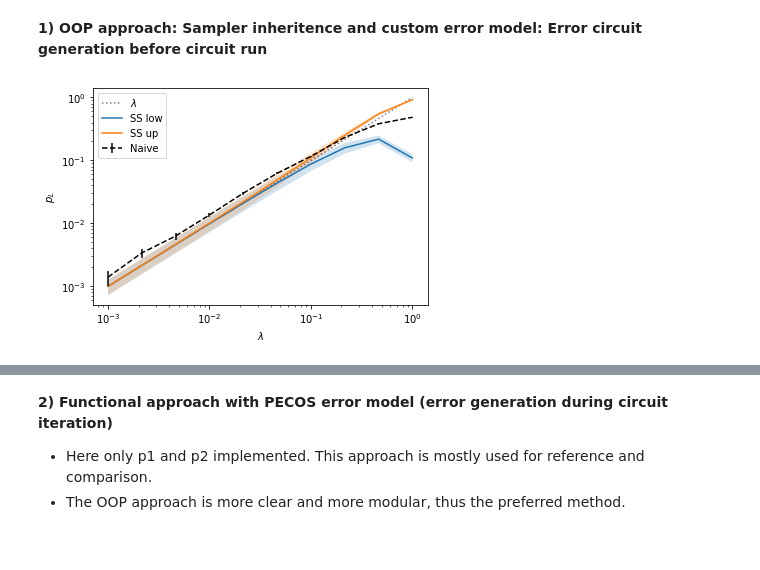
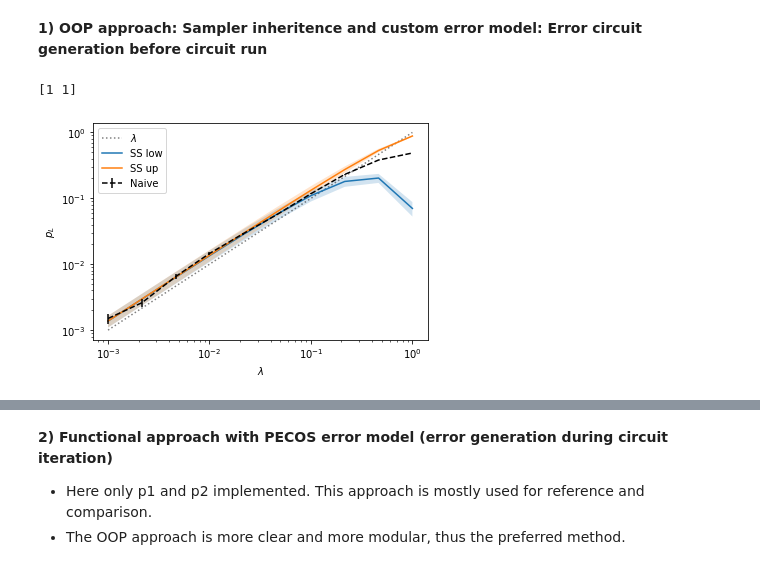
Before and after one commit to dpwinter/PECOS_WS_solutions, a Jupyter notebook: subset_sampling.ipynb, the cells around one changed output, grey strips where cells are left out. Saved outputs shown, nothing was run; the diff lists cells and outputs as text; code cells hidden in the pictures.

Commit message:
Rerun OOP approach with larger sample size & added check_logical_err function"

```diff
--- a/subset_sampling.ipynb
+++ b/subset_sampling.ipynb
@@ -739,8 +739,8 @@ class Sampler():
             "p": [(i, qb) for i, (sym, qbs, _) in enumerate(circuit.items()) for qb in qbs],
             "p1": [(i, qb) for i, (sym, qbs, _) in enumerate(circuit.items()) for qb in qbs if sym in self.one_qb_gates],
             "p2": [(i, qb) for i, (sym, qbs, _) in enumerate(circuit.items()) for qb in qbs if sym in self.two_qb_gates],
-            "p_idle1": [(i, qb) for i in range(len(circuit)) for qb in circuit.qudits.difference(circuit.active_qudits[i]) if list(circuit[i].symbols.keys())[0] in one_qb_gates],
-            'p_idle2': [(i, qb) for i in range(len(circuit)) for qb in circuit.qudits.difference(circuit.active_qudits[i]) if list(circuit[i].symbols.keys())[0] in two_qb_gates],
+            "p_idle1": [(i, qb) for i in range(len(circuit)) for qb in circuit.qudits.difference(circuit.active_qudits[i]) if list(circuit[i].symbols.keys())[0] in self.one_qb_gates],
+            'p_idle2': [(i, qb) for i in range(len(circuit)) for qb in circuit.qudits.difference(circuit.active_qudits[i]) if list(circuit[i].symbols.keys())[0] in self.two_qb_gates],
             "p_init": [(i, qb) for i, (sym, qbs, _) in enumerate(circuit.items()) for qb in qbs if "init" in sym],
             "p_meas": [(i, qb) for i, (sym, qbs, _) in enumerate(circuit.items()) for qb in qbs if "measure" in sym],
             "p_xtalk1": NotImplemented,
@@ -763,8 +763,12 @@ class Sampler():
             state = pc.simulators.SparseSim(self.n_qbs)
             err_circuit = None if err_gen == None else err_gen.generate(self.partitions, choice_vector)
             msmt = run_circuit(state, self.circuit, err_circuit)
-            if msmt: logical_fails += 1
+            logical_fails += self._check_logical_fail(msmt)
         return logical_fails / n_samples
+
+    def _check_logical_fail(self, msmt):
+        if msmt: return 1
+        else: return 0
 
 
 class SubsetSampler(Sampler):
@@ -784,6 +788,7 @@ class SubsetSampler(Sampler):
         w_cutoff = np.zeros_like(p_max, dtype=int)
         for i in range(len(w_cutoff)):
             w_cutoff[i] = self._min_weight(p_max[i], delta_max[i], self.partition_lens[i])
+        print(w_cutoff)
 
         # Generate all weight vector combis from w_max vector
         w_vecs = list(it.product( *[list(range(w_cutoff_i+1)) for w_cutoff_i in w_cutoff] ))
@@ -829,33 +834,34 @@ class DynamicSubsetSampler():
 
 class AdaptiveSampler():
     def __init__(self, circuit, err_params):
         self.subset_sampler = None
         self.naive_sampler = None
 
     def run(self):
         pass # switch between Subset and Naive sampler
 
 lambdas = np.logspace(-3, 0, 10) # physical error rates
 scale = lambda p_init, lambdas=lambdas: p_init * lambdas
 err_params = {'p1': scale(1), 'p2':scale(0.5)}
 
 sss = SubsetSampler(ghz, err_params)
-p_L_low, p_L_up, std = sss.run(p_max=[1, 0.3], delta_max=[0.1,0.1]) # TO DO: Easier definition of p_max and d_max.
+p_L_low, p_L_up, std = sss.run(p_max=[0.5, 0.5], delta_max=[0.1,0.9]) # TO DO: Easier definition of p_max and d_max.
 
 plt.xscale('log')
 plt.yscale('log')
 plt.xlabel(r'$\lambda$')
 plt.ylabel(r'$p_L$')
 plt.plot(lambdas, lambdas, 'k:', alpha=0.5, label=r"$\lambda$")
 plt.plot(lambdas, p_L_low, label="SS low")
 plt.fill_between(lambdas, p_L_low-std, p_L_low+std, alpha=0.2)
 plt.plot(lambdas, p_L_up, label="SS up")
 plt.fill_between(lambdas, p_L_up-std, p_L_up+std, alpha=0.2)
 
 ns = NaiveSampler(ghz, err_params)
-p_L, ns_std = ns.run(n_samples=10000)
+p_L, ns_std = ns.run(n_samples=20000)
 plt.errorbar(lambdas, p_L, fmt='--', c="black", yerr=ns_std, label="Naive")
 plt.legend()
 plt.show()
 # %% [output]
+[1 1]
-[figure, old version]
+[figure, new version]
```
Also changed, not shown: parts of 2 cells of this notebook.
